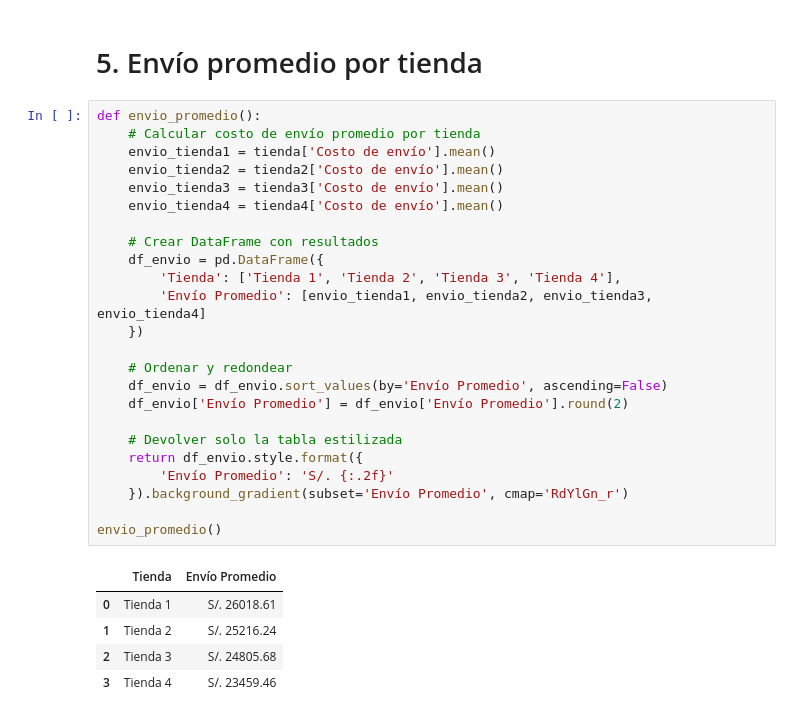
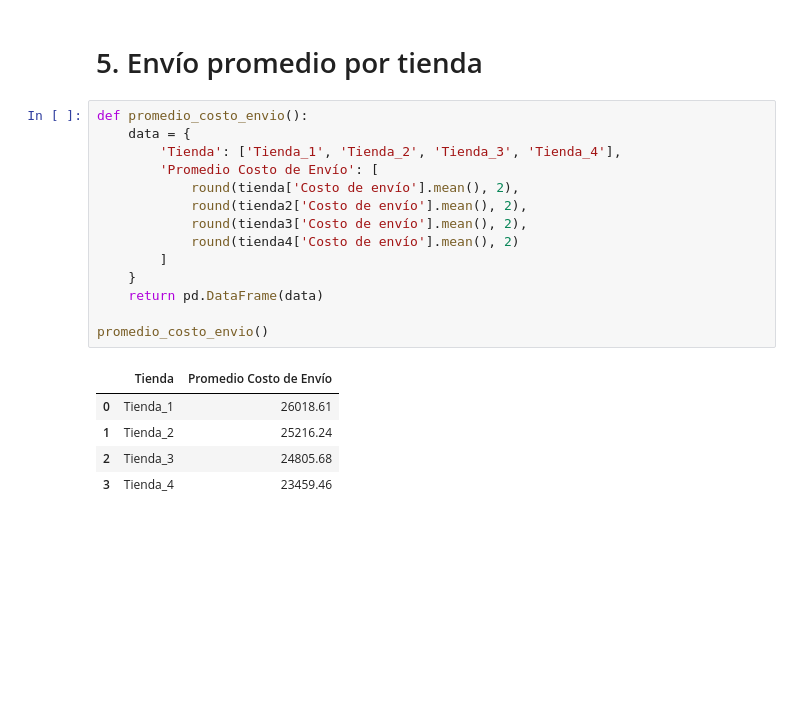
Before and after one commit to Joacco11/AluraStore, a Jupyter notebook: AluraStoreLatam.ipynb, the cells around one changed output. Cells and saved outputs as stored; diff of their text form; blank space fills up the shorter version.

```diff
--- a/AluraStoreLatam.ipynb
+++ b/AluraStoreLatam.ipynb
@@ -165,32 +153,22 @@ top_df
 # %% [markdown]
 # 5. Envío promedio por tienda
-# %%
-def envio_promedio():
-    # Calcular costo de envío promedio por tienda
-    envio_tienda1 = tienda['Costo de envío'].mean()
-    envio_tienda2 = tienda2['Costo de envío'].mean()
-    envio_tienda3 = tienda3['Costo de envío'].mean()
-    envio_tienda4 = tienda4['Costo de envío'].mean()
-
-    # Crear DataFrame con resultados
-    df_envio = pd.DataFrame({
-        'Tienda': ['Tienda 1', 'Tienda 2', 'Tienda 3', 'Tienda 4'],
-        'Envío Promedio': [envio_tienda1, envio_tienda2, envio_tienda3, envio_tienda4]
-    })
-
-    # Ordenar y redondear
-    df_envio = df_envio.sort_values(by='Envío Promedio', ascending=False)
-    df_envio['Envío Promedio'] = df_envio['Envío Promedio'].round(2)
-
-    # Devolver solo la tabla estilizada
-    return df_envio.style.format({
-        'Envío Promedio': 'S/. {:.2f}'
-    }).background_gradient(subset='Envío Promedio', cmap='RdYlGn_r')
-
-envio_promedio()
-# %% [output]
-|  | Tienda | Envío Promedio |
-| 0 | Tienda 1 | S/. 26018.61 |
-| 1 | Tienda 2 | S/. 25216.24 |
-| 2 | Tienda 3 | S/. 24805.68 |
-| 3 | Tienda 4 | S/. 23459.46 |
+# %%
+def promedio_costo_envio():
+    data = {
+        'Tienda': ['Tienda_1', 'Tienda_2', 'Tienda_3', 'Tienda_4'],
+        'Promedio Costo de Envío': [
+            round(tienda['Costo de envío'].mean(), 2),
+            round(tienda2['Costo de envío'].mean(), 2),
+            round(tienda3['Costo de envío'].mean(), 2),
+            round(tienda4['Costo de envío'].mean(), 2)
+        ]
+    }
+    return pd.DataFrame(data)
+
+promedio_costo_envio()
+# %% [output]
+|  | Tienda | Promedio Costo de Envío |
+| 0 | Tienda_1 | 26018.61 |
+| 1 | Tienda_2 | 25216.24 |
+| 2 | Tienda_3 | 24805.68 |
+| 3 | Tienda_4 | 23459.46 |
```
Also changed, not shown: parts of 4 cells of this notebook.
